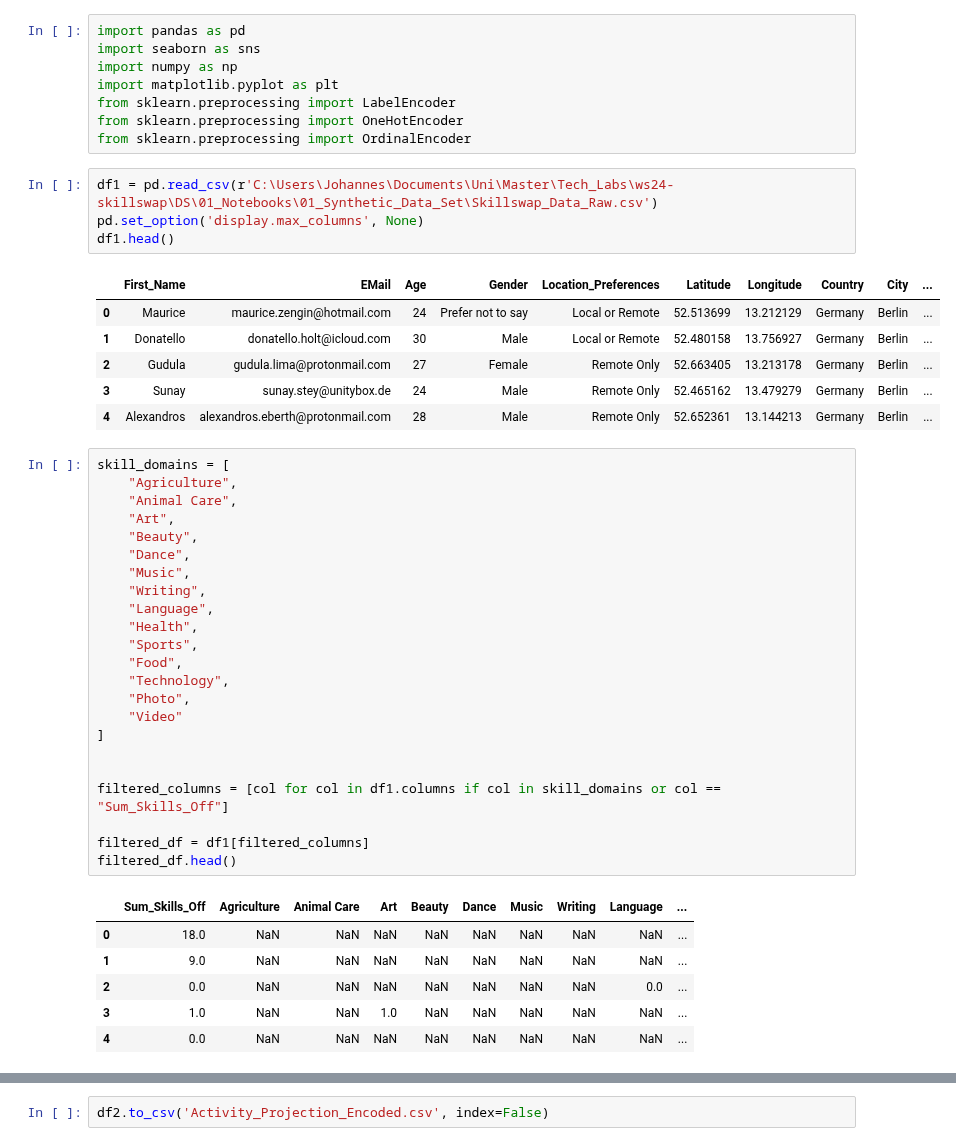
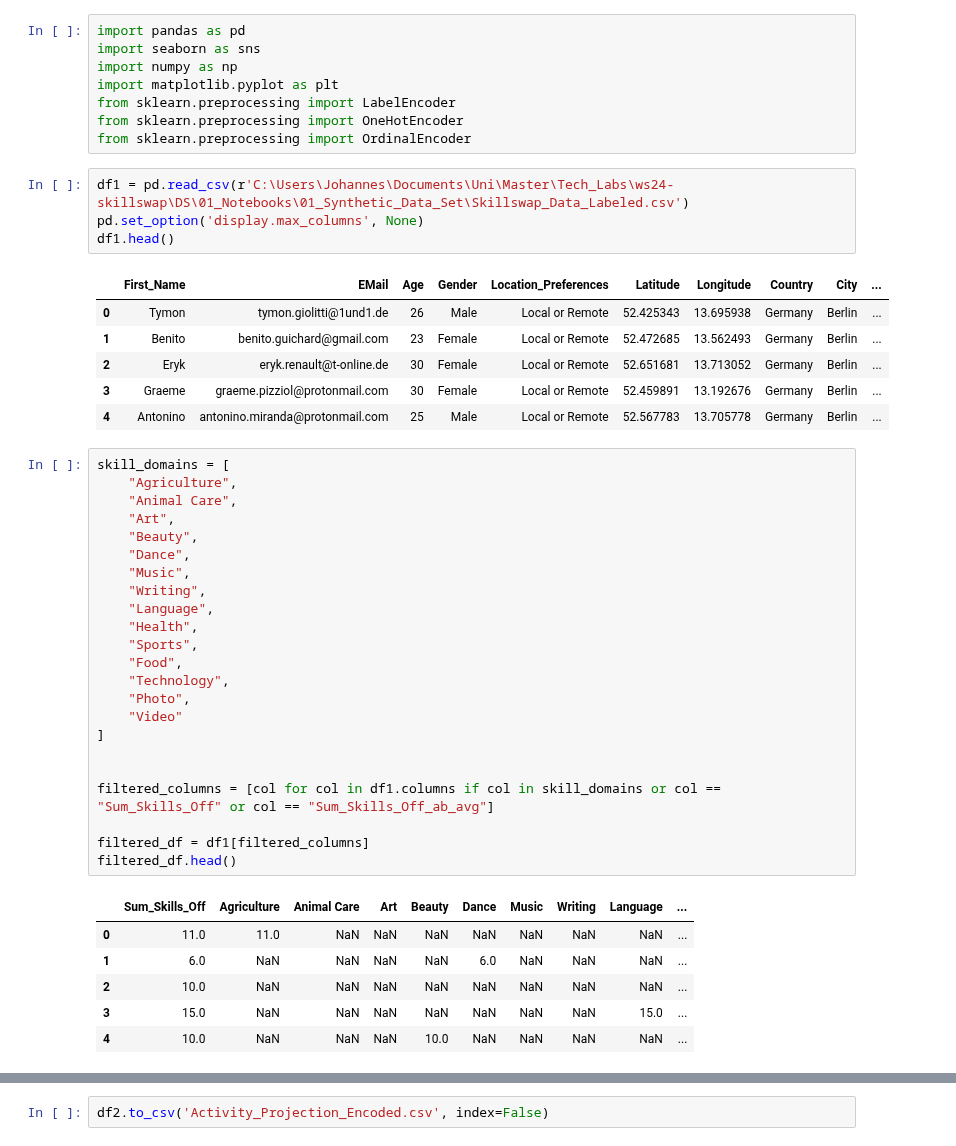
Before and after one commit to TechLabs-Berlin/ws24-skillswap, a Jupyter notebook: DS/01_Notebooks/03_Feature_Engineering/Encodings_Activity_Projection.ipynb, the cells around one changed output, grey strips where cells are left out. Cells and saved outputs as stored; diff of their text form.

Commit message:
added variable Sum_Skills_Off_ab_avg

```diff
--- a/DS/01_Notebooks/03_Feature_Engineering/Encodings_Activity_Projection.ipynb
+++ b/DS/01_Notebooks/03_Feature_Engineering/Encodings_Activity_Projection.ipynb
@@ -7,16 +7,16 @@ from sklearn.preprocessing import LabelEncoder
 from sklearn.preprocessing import OneHotEncoder
 from sklearn.preprocessing import OrdinalEncoder
 # %%
-df1 = pd.read_csv(r'C:\Users\Johannes\Documents\Uni\Master\Tech_Labs\ws24-skillswap\DS\01_Notebooks\01_Synthetic_Data_Set\Skillswap_Data_Raw.csv')
+df1 = pd.read_csv(r'C:\Users\Johannes\Documents\Uni\Master\Tech_Labs\ws24-skillswap\DS\01_Notebooks\01_Synthetic_Data_Set\Skillswap_Data_Labeled.csv')
 pd.set_option('display.max_columns', None)
 df1.head()
 # %% [output]
 |  | First_Name | EMail | Age | Gender | Location_Preferences | Latitude | Longitude | Country | City | ... |
-| 0 | Maurice | maurice.zengin@hotmail.com | 24 | Prefer not to say | Local or Remote | 52.513699 | 13.212129 | Germany | Berlin | ... |
-| 1 | Donatello | donatello.holt@icloud.com | 30 | Male | Local or Remote | 52.480158 | 13.756927 | Germany | Berlin | ... |
-| 2 | Gudula | gudula.lima@protonmail.com | 27 | Female | Remote Only | 52.663405 | 13.213178 | Germany | Berlin | ... |
-| 3 | Sunay | sunay.stey@unitybox.de | 24 | Male | Remote Only | 52.465162 | 13.479279 | Germany | Berlin | ... |
-| 4 | Alexandros | alexandros.eberth@protonmail.com | 28 | Male | Remote Only | 52.652361 | 13.144213 | Germany | Berlin | ... |
+| 0 | Tymon | tymon.giolitti@1und1.de | 26 | Male | Local or Remote | 52.425343 | 13.695938 | Germany | Berlin | ... |
+| 1 | Benito | benito.guichard@gmail.com | 23 | Female | Local or Remote | 52.472685 | 13.562493 | Germany | Berlin | ... |
+| 2 | Eryk | eryk.renault@t-online.de | 30 | Female | Local or Remote | 52.651681 | 13.713052 | Germany | Berlin | ... |
+| 3 | Graeme | graeme.pizziol@protonmail.com | 30 | Female | Local or Remote | 52.459891 | 13.192676 | Germany | Berlin | ... |
+| 4 | Antonino | antonino.miranda@protonmail.com | 25 | Male | Local or Remote | 52.567783 | 13.705778 | Germany | Berlin | ... |
 # %%
 skill_domains = [
     "Agriculture",
@@ -36,17 +36,17 @@ skill_domains = [
 ]
 
 
-filtered_columns = [col for col in df1.columns if col in skill_domains or col == "Sum_Skills_Off"]
+filtered_columns = [col for col in df1.columns if col in skill_domains or col == "Sum_Skills_Off" or col == "Sum_Skills_Off_ab_avg"]
 
 filtered_df = df1[filtered_columns]
 filtered_df.head()
 # %% [output]
 |  | Sum_Skills_Off | Agriculture | Animal Care | Art | Beauty | Dance | Music | Writing | Language | ... |
-| 0 | 18.0 | NaN | NaN | NaN | NaN | NaN | NaN | NaN | NaN | ... |
-| 1 | 9.0 | NaN | NaN | NaN | NaN | NaN | NaN | NaN | NaN | ... |
-| 2 | 0.0 | NaN | NaN | NaN | NaN | NaN | NaN | NaN | 0.0 | ... |
-| 3 | 1.0 | NaN | NaN | 1.0 | NaN | NaN | NaN | NaN | NaN | ... |
-| 4 | 0.0 | NaN | NaN | NaN | NaN | NaN | NaN | NaN | NaN | ... |
+| 0 | 11.0 | 11.0 | NaN | NaN | NaN | NaN | NaN | NaN | NaN | ... |
+| 1 | 6.0 | NaN | NaN | NaN | NaN | 6.0 | NaN | NaN | NaN | ... |
+| 2 | 10.0 | NaN | NaN | NaN | NaN | NaN | NaN | NaN | NaN | ... |
+| 3 | 15.0 | NaN | NaN | NaN | NaN | NaN | NaN | NaN | 15.0 | ... |
+| 4 | 10.0 | NaN | NaN | NaN | 10.0 | NaN | NaN | NaN | NaN | ... |
 # %%
 
 
```
Also changed, not shown: parts of 1 cell of this notebook, 3 other files.
